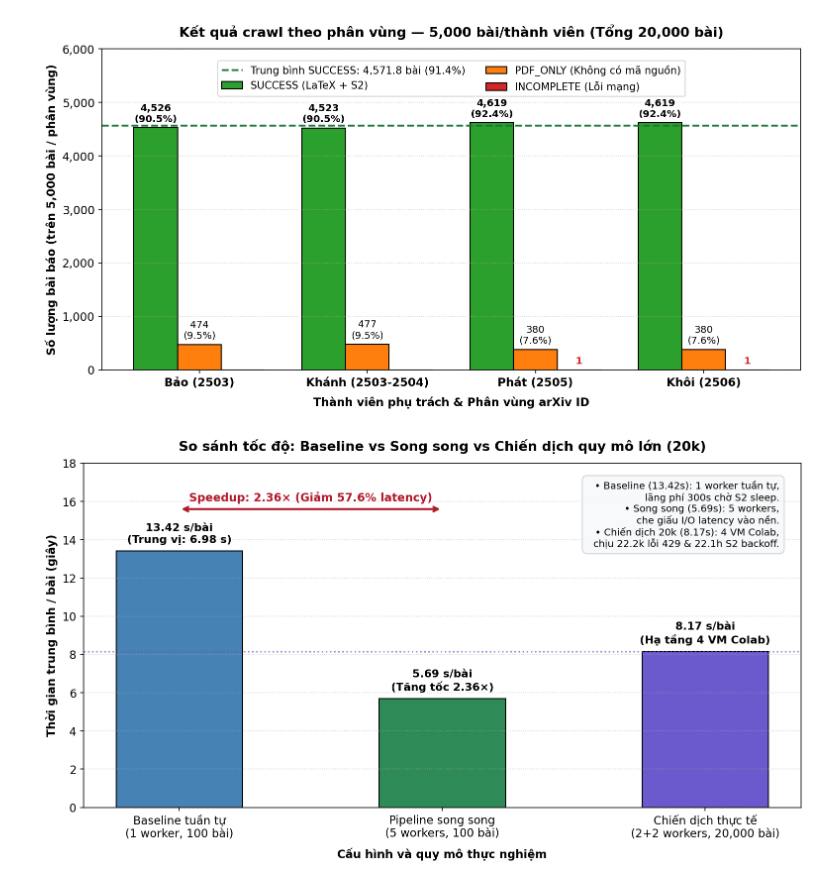
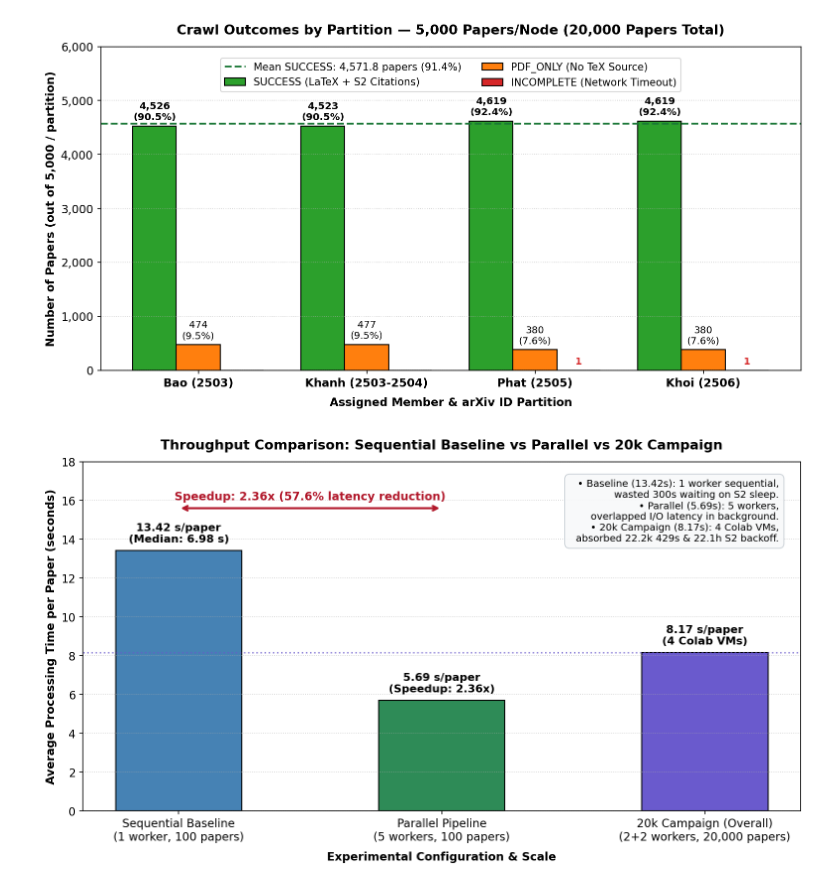
Before and after one commit to QuangPhat101/arXiv-Report, a Jupyter notebook: milestone1/performance.ipynb, the cells around one changed output. Saved outputs shown, nothing was run; the diff lists cells and outputs as text; code cells hidden in the pictures.

```diff
--- a/milestone1/performance.ipynb
+++ b/milestone1/performance.ipynb
@@ -252,5 +256,5 @@ plt.show()
 # %%
-# ─── Biểu đồ 2: Kết quả crawl theo phân vùng ───
+# ─── Figure 2: Crawl Outcomes by Partition ───
 plt.rcParams.update({'font.size': 11})
 
 members = list(PARTITIONS.keys())
@@ -263,9 +267,9 @@ width = 0.26
 
 fig, ax = plt.subplots(figsize=(10.5, 5.5), dpi=150)
 
-rects1 = ax.bar(x - width, success_counts, width, label="SUCCESS (LaTeX + S2)", color="#2ca02c", edgecolor="black")
-rects2 = ax.bar(x, pdf_counts, width, label="PDF_ONLY (Không có mã nguồn)", color="#ff7f0e", edgecolor="black")
-rects3 = ax.bar(x + width, incomplete_counts, width, label="INCOMPLETE (Lỗi mạng)", color="#d62728", edgecolor="black")
+rects1 = ax.bar(x - width, success_counts, width, label="SUCCESS (LaTeX + S2 Citations)", color="#2ca02c", edgecolor="black")
+rects2 = ax.bar(x, pdf_counts, width, label="PDF_ONLY (No TeX Source)", color="#ff7f0e", edgecolor="black")
+rects3 = ax.bar(x + width, incomplete_counts, width, label="INCOMPLETE (Network Timeout)", color="#d62728", edgecolor="black")
 
 # Annotate bars
 for r in rects1:
@@ -289,11 +293,11 @@ for r in rects3:
 # Average success line
 avg_success = np.mean(success_counts)
 ax.axhline(avg_success, color="#1b7837", linestyle="--", linewidth=1.8,
-           label=f"Trung bình SUCCESS: {avg_success:,.1f} bài ({avg_success/5000*100:.1f}%)")
+           label=f"Mean SUCCESS: {avg_success:,.1f} papers ({avg_success/5000*100:.1f}%)")
 
-ax.set_ylabel("Số lượng bài báo (trên 5,000 bài / phân vùng)", fontsize=11, fontweight="bold")
-ax.set_xlabel("Thành viên phụ trách & Phân vùng arXiv ID", fontsize=11, fontweight="bold", labelpad=8)
-ax.set_title("Kết quả crawl theo phân vùng — 5,000 bài/thành viên (Tổng 20,000 bài)", fontsize=13, fontweight="bold", pad=12)
+ax.set_ylabel("Number of Papers (out of 5,000 / partition)", fontsize=11, fontweight="bold")
+ax.set_xlabel("Assigned Member & arXiv ID Partition", fontsize=11, fontweight="bold", labelpad=8)
+ax.set_title("Crawl Outcomes by Partition — 5,000 Papers/Node (20,000 Papers Total)", fontsize=13, fontweight="bold", pad=12)
 ax.set_xticks(x)
 ax.set_xticklabels(members, fontsize=11, fontweight="bold")
 ax.set_ylim(0, 6000)
@@ -304,15 +308,15 @@ ax.legend(loc="upper center", bbox_to_anchor=(0.5, 0.98), ncol=2, frameon=True,
 plt.tight_layout()
 plt.show()
 # %% [output]
-[figure, old version]
+[figure, new version]
 # %%
-# ─── Biểu đồ 3: So sánh tốc độ: Baseline vs Song song vs Chiến dịch 20k ───
+# ─── Figure 3: Throughput Comparison: Baseline vs Parallel vs 20k Campaign ───
 plt.rcParams.update({'font.size': 11})
 
 categories = [
-    "Baseline tuần tự\n(1 worker, 100 bài)",
-    "Pipeline song song\n(5 workers, 100 bài)",
-    "Chiến dịch thực tế\n(2+2 workers, 20,000 bài)"
+    "Sequential Baseline\n(1 worker, 100 papers)",
+    "Parallel Pipeline\n(5 workers, 100 papers)",
+    "20k Campaign (Overall)\n(2+2 workers, 20,000 papers)"
 ]
 avg_times = [
     BASELINE["avg_per_paper_s"],
@@ -327,48 +331,48 @@ bars = ax.bar(categories, avg_times, color=colors, edgecolor="black", width=0.48
 
 # Bar labels
 labels = [
-    f"{BASELINE['avg_per_paper_s']:.2f} s/bài\n(Trung vị: {BASELINE['median_per_paper_s']:.2f} s)",
-    f"{PARALLEL_100['avg_per_paper_s']:.2f} s/bài\n(Tăng tốc 2.36×)",
-    f"{CAMPAIGN['per_paper_s']:.2f} s/bài\n(Hạ tầng 4 VM Colab)"
+    f"{BASELINE['avg_per_paper_s']:.2f} s/paper\n(Median: {BASELINE['median_per_paper_s']:.2f} s)",
+    f"{PARALLEL_100['avg_per_paper_s']:.2f} s/paper\n(Speedup: 2.36x)",
+    f"{CAMPAIGN['per_paper_s']:.2f} s/paper\n(4 Colab VMs)"
 ]
 
 for bar, label in zip(bars, labels):
     yval = bar.get_height()
     ax.annotate(label,
                 xy=(bar.get_x() + bar.get_width() / 2, yval),
                 xytext=(0, 6), textcoords="offset points",
                 ha="center", va="bottom", fontsize=10.5, fontweight="bold")
 
 # Add speedup comparison bracket between Baseline and Parallel
 ax.annotate("", xy=(0, 15.6), xytext=(1, 15.6),
             arrowprops=dict(arrowstyle="<->", color="#b2182b", lw=2.0))
-ax.text(0.5, 15.9, "Speedup: 2.36× (Giảm 57.6% latency)", ha="center", va="bottom",
+ax.text(0.5, 15.9, "Speedup: 2.36x (57.6% latency reduction)", ha="center", va="bottom",
         fontsize=11, fontweight="bold", color="#b2182b")
 
 # Reference dashed line for 20k campaign
 ax.axhline(CAMPAIGN["per_paper_s"], color="#6A5ACD", linestyle=":", linewidth=1.5, alpha=0.7)
 
-ax.set_ylabel("Thời gian trung bình / bài (giây)", fontsize=11, fontweight="bold")
-ax.set_xlabel("Cấu hình và quy mô thực nghiệm", fontsize=11, fontweight="bold", labelpad=8)
-ax.set_title("So sánh tốc độ: Baseline vs Song song vs Chiến dịch quy mô lớn (20k)", fontsize=13, fontweight="bold", pad=12)
+ax.set_ylabel("Average Processing Time per Paper (seconds)", fontsize=11, fontweight="bold")
+ax.set_xlabel("Experimental Configuration & Scale", fontsize=11, fontweight="bold", labelpad=8)
+ax.set_title("Throughput Comparison: Sequential Baseline vs Parallel vs 20k Campaign", fontsize=13, fontweight="bold", pad=12)
 ax.set_ylim(0, 18.0)
 ax.grid(axis="y", linestyle=":", alpha=0.6)
 
 # Text box explaining difference between 100 papers and 20k papers
 explanation = (
-    "• Baseline (13.42s): 1 worker tuần tự,\n"
-    "  lãng phí 300s chờ S2 sleep.\n"
-    "• Song song (5.69s): 5 workers,\n"
-    "  che giấu I/O latency vào nền.\n"
-    "• Chiến dịch 20k (8.17s): 4 VM Colab,\n"
-    "  chịu 22.2k lỗi 429 & 22.1h S2 backoff."
+    "• Baseline (13.42s): 1 worker sequential,\n"
+    "  wasted 300s waiting on S2 sleep.\n"
+    "• Parallel (5.69s): 5 workers,\n"
+    "  overlapped I/O latency in background.\n"
+    "• 20k Campaign (8.17s): 4 Colab VMs,\n"
+    "  absorbed 22.2k 429s & 22.1h S2 backoff."
 )
 props = dict(boxstyle="round,pad=0.5", facecolor="#f8f9fa", edgecolor="#ced4da", alpha=0.95)
 ax.text(0.97, 0.95, explanation, transform=ax.transAxes, fontsize=9.5,
         verticalalignment="top", horizontalalignment="right", bbox=props)
 
 plt.tight_layout()
 plt.show()
 # %% [output]
-[figure, old version]
+[figure, new version]
 # %%
```
Also changed, not shown: parts of 11 cells of this notebook.
